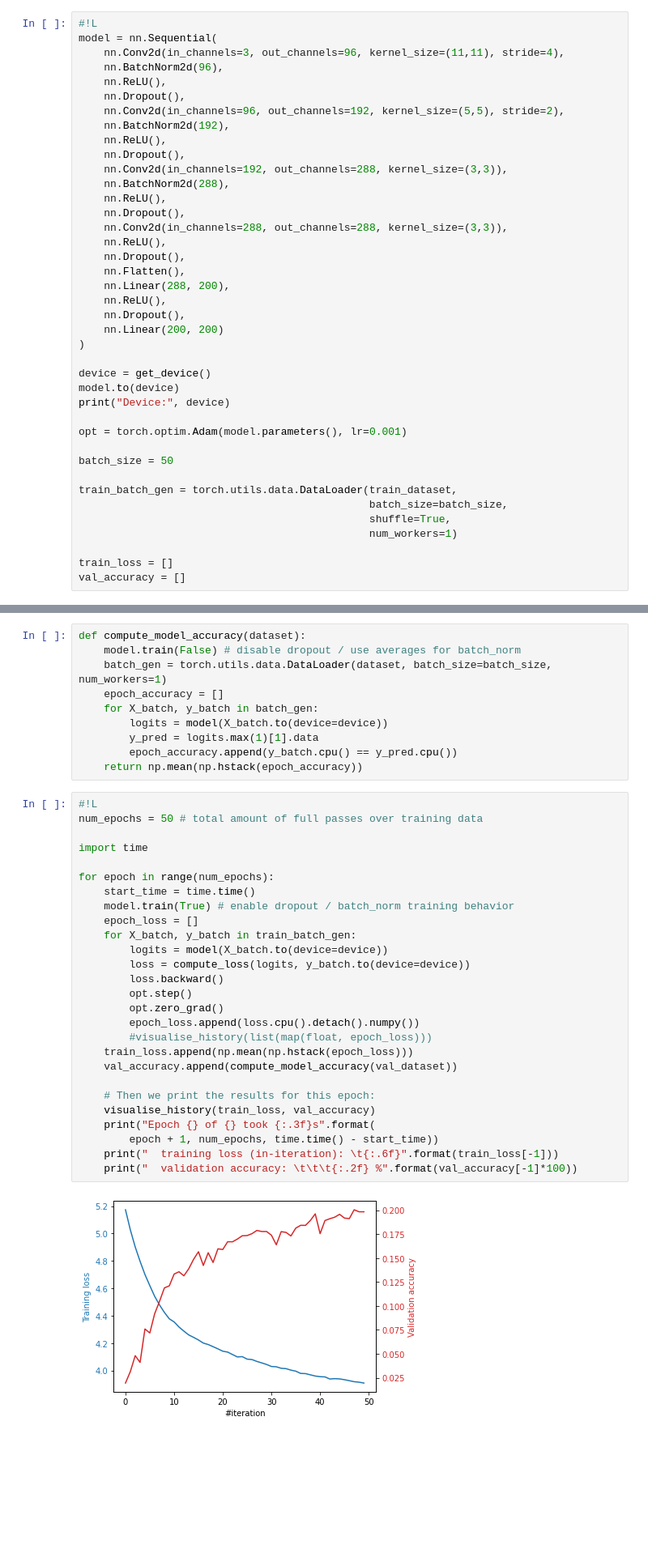
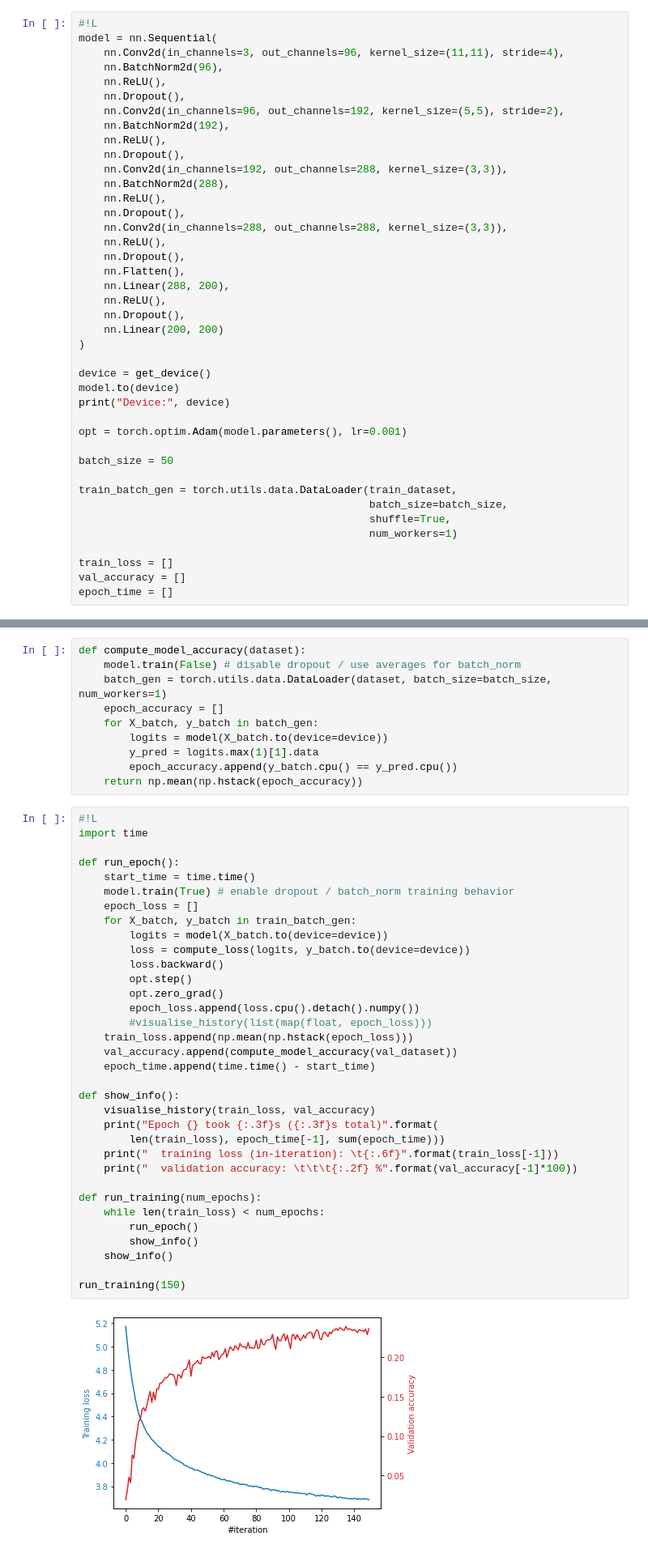
Before and after one commit to iofik/Practical_DL, a Jupyter notebook: homework02/homework_part2.ipynb, the cells around one changed output, grey strips where cells are left out. Shown at 81% size. Cells and saved outputs as stored; diff of their text form; blank space fills up the shorter version.

Commit message:
150 epochs -> 23.42% accuracy

```diff
--- a/homework02/homework_part2.ipynb
+++ b/homework02/homework_part2.ipynb
@@ -232,6 +232,7 @@ train_batch_gen = torch.utils.data.DataLoader(train_dataset,
 
 train_loss = []
 val_accuracy = []
+epoch_time = []
 # %% [output]
 Device: cuda:0
 # %%
@@ -246,30 +247,37 @@ def compute_model_accuracy(dataset):
     return np.mean(np.hstack(epoch_accuracy))
 # %%
 #!L
-num_epochs = 50 # total amount of full passes over training data
-
 import time
 
-for epoch in range(num_epochs):
+def run_epoch():
     start_time = time.time()
     model.train(True) # enable dropout / batch_norm training behavior
     epoch_loss = []
     for X_batch, y_batch in train_batch_gen:
         logits = model(X_batch.to(device=device))
         loss = compute_loss(logits, y_batch.to(device=device))
         loss.backward()
         opt.step()
         opt.zero_grad()
         epoch_loss.append(loss.cpu().detach().numpy())
         #visualise_history(list(map(float, epoch_loss)))
     train_loss.append(np.mean(np.hstack(epoch_loss)))
     val_accuracy.append(compute_model_accuracy(val_dataset))
+    epoch_time.append(time.time() - start_time)
 
-    # Then we print the results for this epoch:
+def show_info():
     visualise_history(train_loss, val_accuracy)
-    print("Epoch {} of {} took {:.3f}s".format(
-        epoch + 1, num_epochs, time.time() - start_time))
+    print("Epoch {} took {:.3f}s ({:.3f}s total)".format(
+        len(train_loss), epoch_time[-1], sum(epoch_time)))
     print("  training loss (in-iteration): \t{:.6f}".format(train_loss[-1]))
     print("  validation accuracy: \t\t\t{:.2f} %".format(val_accuracy[-1]*100))
+
+def run_training(num_epochs):
+    while len(train_loss) < num_epochs:
+        run_epoch()
+        show_info()
+    show_info()
+
+run_training(150)
 # %% [output]
-[figure, old version]
+[figure, new version]
```
Also changed, not shown: parts of 5 cells of this notebook.
